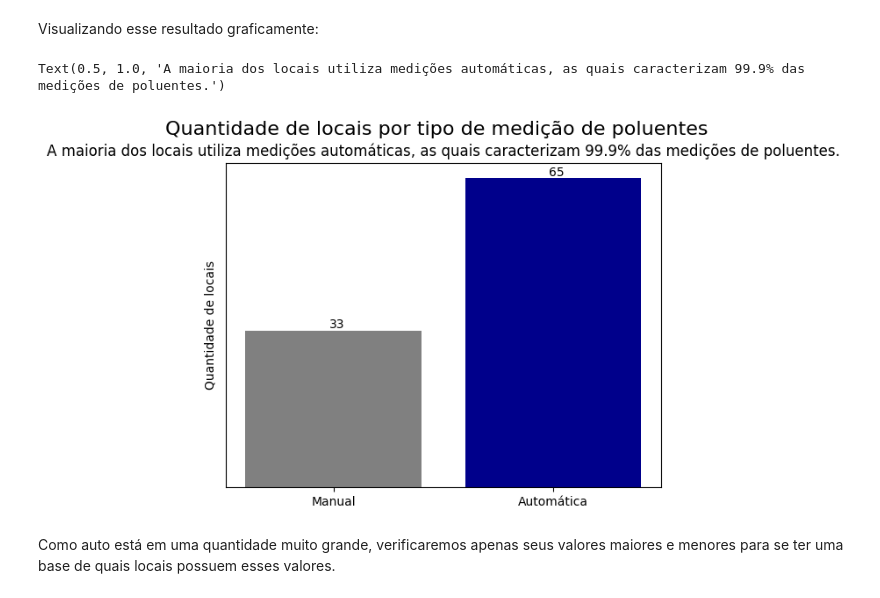
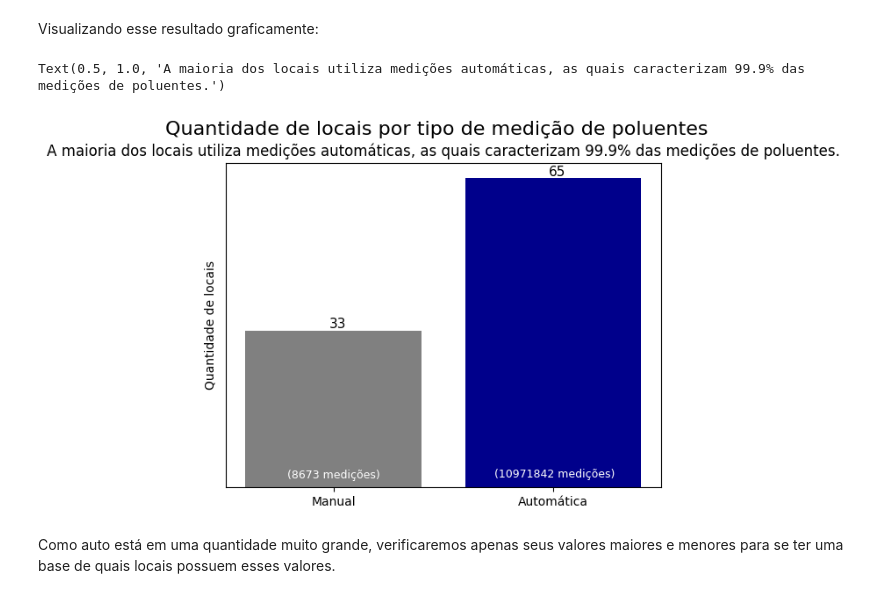
Before and after one commit to Samirnunes/data-science, a Jupyter notebook: eda_air_pollution_sao_paulo.ipynb, the cells around one changed output. Drawn from its saved outputs; the diff is of its cells as text; code cells hidden in the pictures.

```diff
--- a/eda_air_pollution_sao_paulo.ipynb
+++ b/eda_air_pollution_sao_paulo.ipynb
@@ -463,17 +503,22 @@ Visualizando esse resultado graficamente:
 # %%
 x = np.array(['Manual', 'Automática'])
 y = np.array([manual_len, auto_len])
+manual_measures_count = type_count['manual']
+auto_measures_count = type_count['automatica']
+
 plt.bar(x, y, color = ['Gray', 'Darkblue'])
 plt.yticks([])
 plt.ylabel('Quantidade de locais')
-plt.text(0 - 0.02, manual_len + 0.5, s = f'{manual_len}')
-plt.text(1 - 0.02, auto_len + 0.5, s = f'{auto_len}')
+plt.text(0 - 0.02, manual_len + 0.5, s = f'{manual_len}', fontsize = '11')
+plt.text(1 - 0.02, auto_len + 0.5, s = f'{auto_len}', fontsize = '11')
+plt.text(0 - 0.21, manual_len - 31, s = f'({manual_measures_count} medições)', color = 'white', fontsize = '9')
+plt.text(1 - 0.27, auto_len - 62.8, s = f'({auto_measures_count} medições)', color = 'white', fontsize = '9')
 auto_percentage = type_count['automatica']/(type_count['automatica'] + type_count['manual']) * 100
 plt.suptitle('Quantidade de locais por tipo de medição de poluentes', fontsize = '16')
 plt.title(f'A maioria dos locais utiliza medições automáticas, as quais caracterizam {round(auto_percentage, 1)}% das medições de poluentes.')
 # %% [output]
 Text(0.5, 1.0, 'A maioria dos locais utiliza medições automáticas, as quais caracterizam 99.9% das medições de poluentes.')
-[figure, old version]
+[figure, new version]
 # %% [markdown]
 Como auto está em uma quantidade muito grande, verificaremos apenas seus valores maiores e menores para se ter uma base de quais locais possuem esses valores.
 # %%
```
Also changed, not shown: parts of 23 cells of this notebook.
